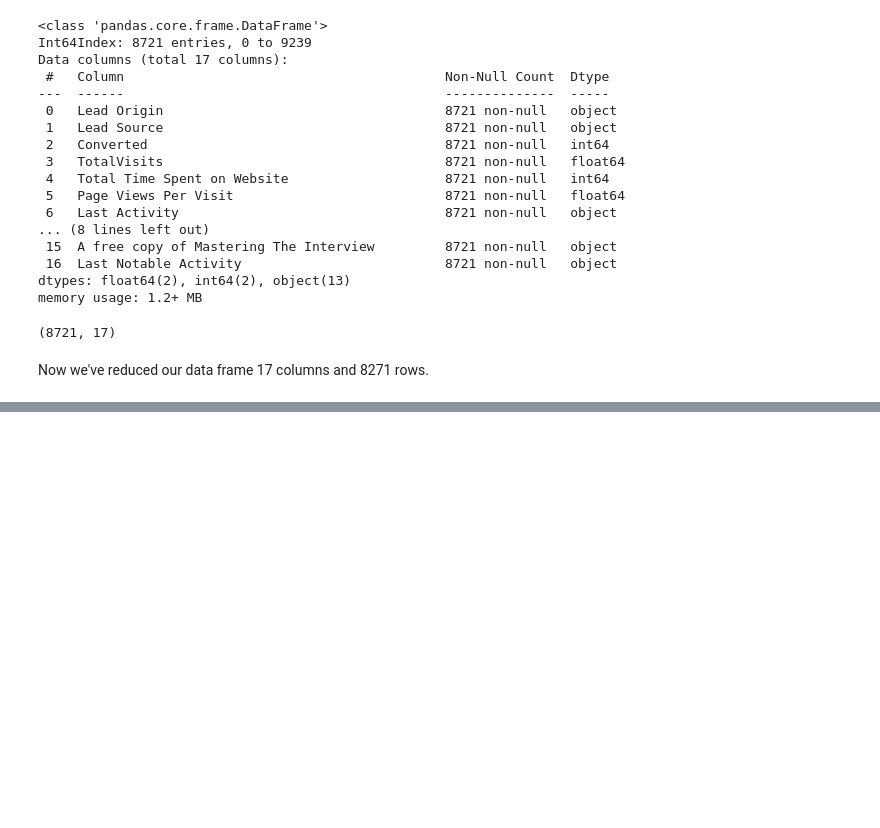
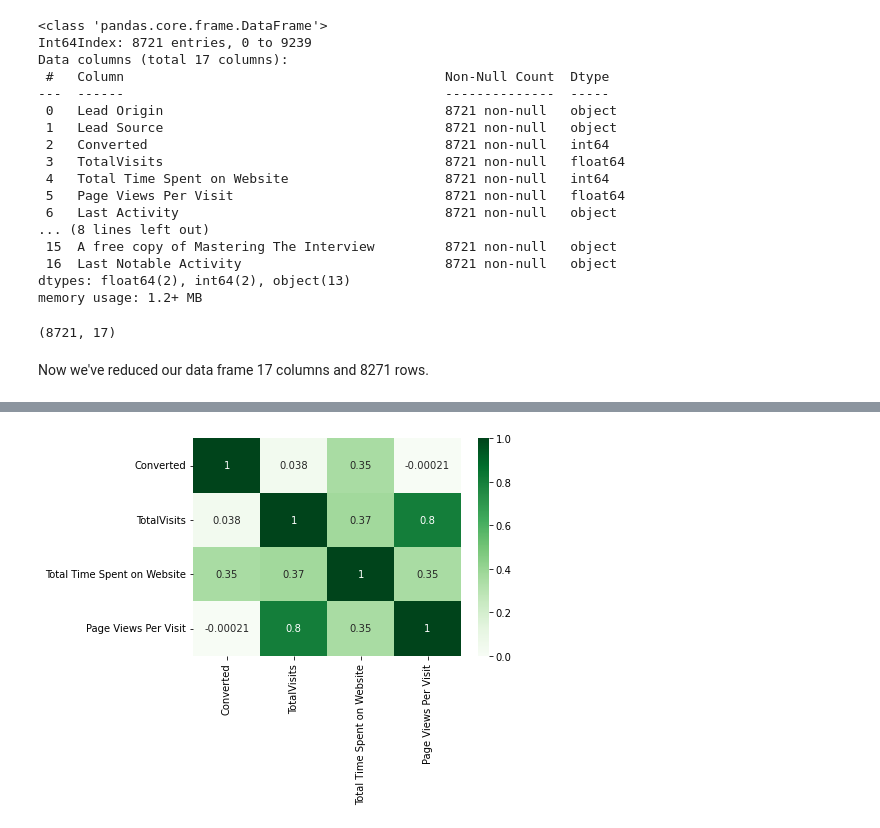
Before and after one commit to KuntamukkalaPavanKumar/Lead_Score_Case_Study, a Jupyter notebook: Lead_Score_Assignment_File_KPK_AC_SK.ipynb, the cells around one changed output, grey strips where cells are left out. Saved outputs shown, nothing was run; the diff lists cells and outputs as text; code cells hidden in the pictures; blank space fills up the shorter version.

```diff
--- a/Lead_Score_Assignment_File_KPK_AC_SK.ipynb
+++ b/Lead_Score_Assignment_File_KPK_AC_SK.ipynb
@@ -646,0 +584,5 @@ data2[data2['Search']=="Yes"]
+# %%
+sns.heatmap(data[data.select_dtypes(exclude='object').columns].corr(),cmap='Greens',annot=True)
+plt.show()
+# %% [output]
+[figure, added]
```
Also changed, not shown: parts of 115 cells of this notebook.
